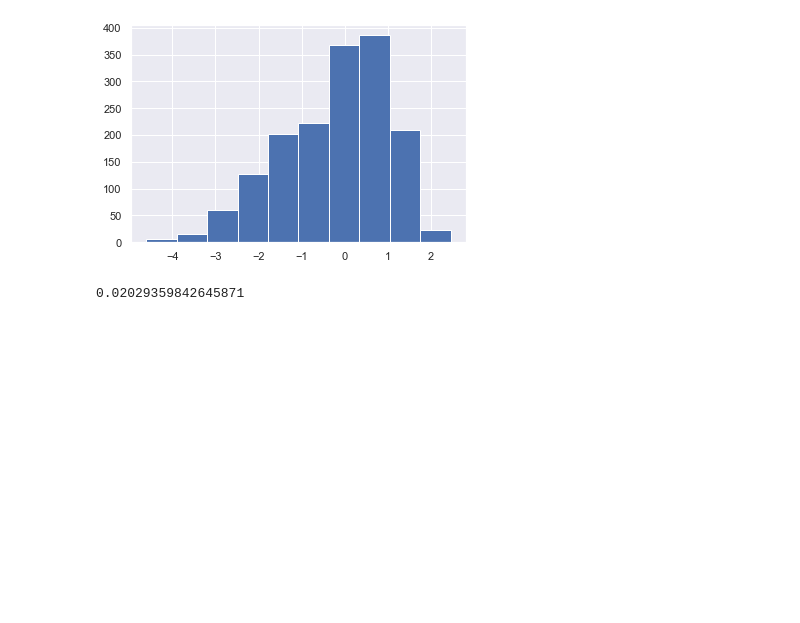
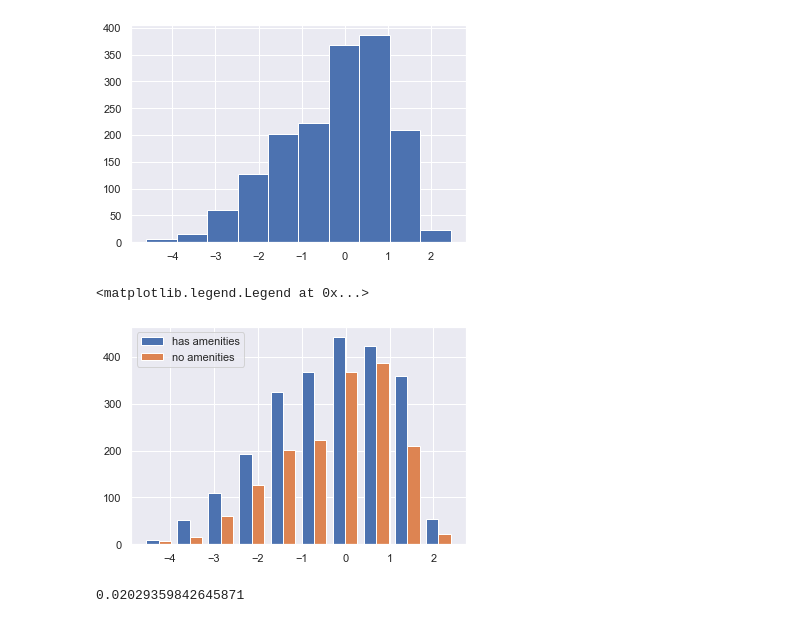
Before and after one commit to jchhuang-tech/geo-stats-data, a Jupyter notebook: airbnb_stats.ipynb, the cells around one changed output. Cells and saved outputs as stored; diff of their text form; code cells hidden in the pictures; blank space fills up the shorter version.

```diff
--- a/airbnb_stats.ipynb
+++ b/airbnb_stats.ipynb
@@ -108,6 +125,12 @@ plt.hist(np.log(no_amenities['reviews_per_month']))
          2.46129678]),
  <a list of 10 Patch objects>)
 [figure]
+# %%
+plt.hist([np.log(has_amenities['reviews_per_month']), np.log(no_amenities['reviews_per_month'])], label=['has amenities','no amenities'])
+plt.legend(loc="upper left")
+# %% [output]
+<matplotlib.legend.Legend at 0x...>
+[figure, added]
 # %%
 ttest = stats.ttest_ind(np.log(has_amenities['reviews_per_month']), np.log(no_amenities['reviews_per_month']))
 # %%
```
Also changed, not shown: parts of 4 cells of this notebook, 6 other files.
